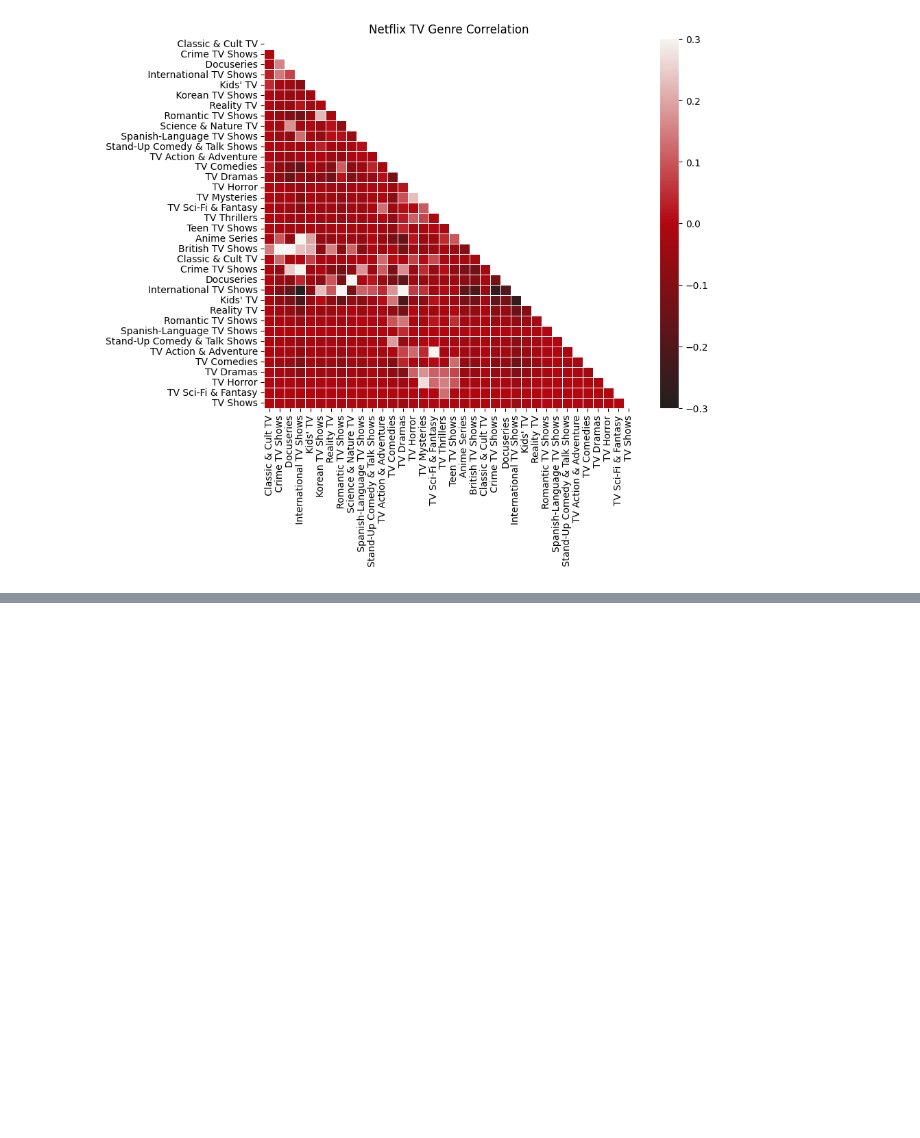
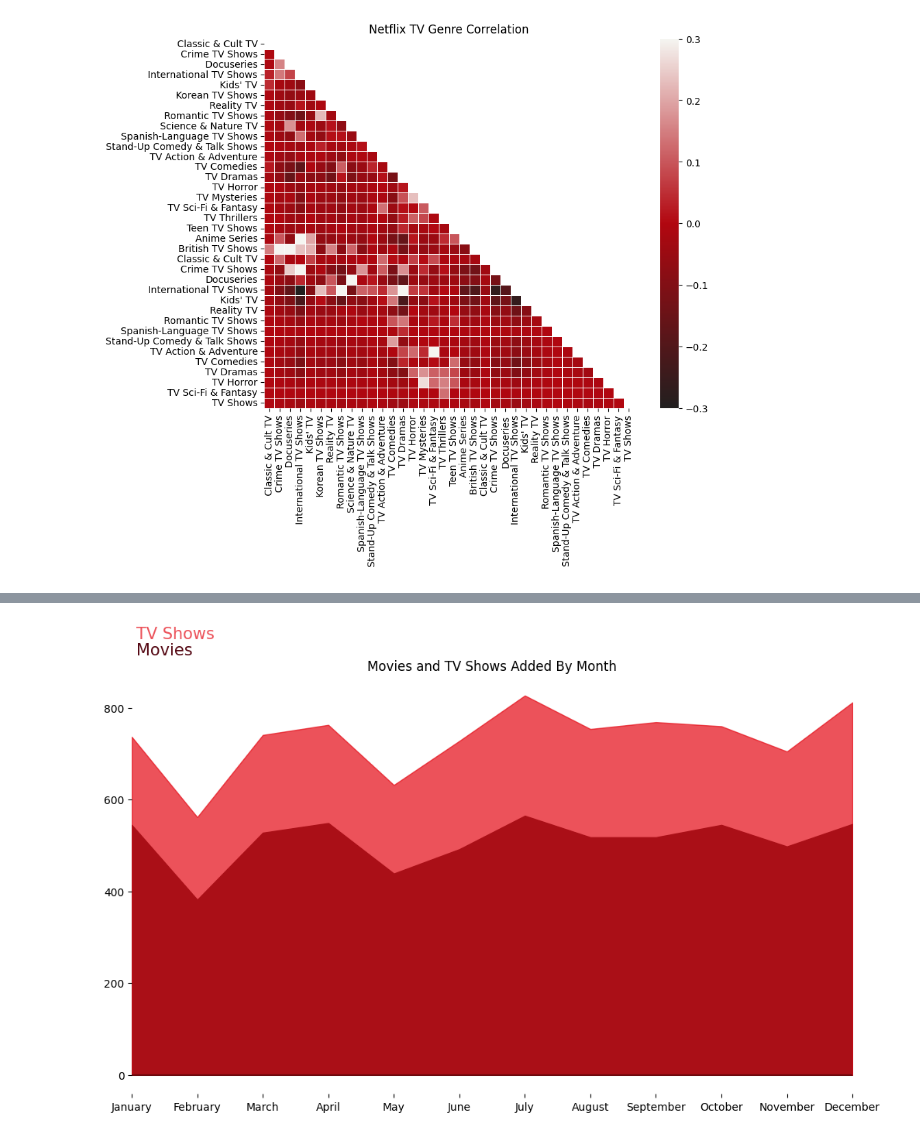
Before and after one commit to cafesmire/notebooks, a Jupyter notebook: netflix/netflix_eda.ipynb, the cells around one changed output, grey strips where cells are left out. Saved outputs shown, nothing was run; the diff lists cells and outputs as text; code cells hidden in the pictures; blank space fills up the shorter version.

Commit message:
Look at cumsum for tv shows and movies

```diff
--- a/netflix/netflix_eda.ipynb
+++ b/netflix/netflix_eda.ipynb
@@ -253,0 +243,22 @@ plt.show()
+# %%
+data_sub = df.groupby('type')['month_added'].value_counts().unstack().cumsum().T
+# %%
+fig, ax = plt.subplots(figsize=(12, 7))
+cmap = ['#221f1f','#e50914']
+alpha_map = [1, .7]
+for i, mtv in enumerate(df.groupby('type').size().index):
+    mtv_rel = data_sub[mtv]
+    ax.fill_between(mtv_rel.index, 0, mtv_rel,color=cmap[i], alpha=alpha_map[i], label=mtv)
+
+ax.axhline(linewidth=1.5, color='black', alpha=0.4)
+ax.grid(False)
+ax.margins(x=0)
+fig.text(0.13, 0.95, s='TV Shows', fontsize=15, color='#e50914', alpha=.7)
+fig.text(0.13, 0.92, s='Movies', fontsize=15, color='#550914')
+for s in ['top', 'bottom', 'left', 'right']:
+    ax.spines[s].set_visible(False)
+
+plt.title('Movies and TV Shows Added By Month')
+plt.show()
+# %% [output]
+[figure, added]
```
Also changed, not shown: parts of 5 cells of this notebook.
